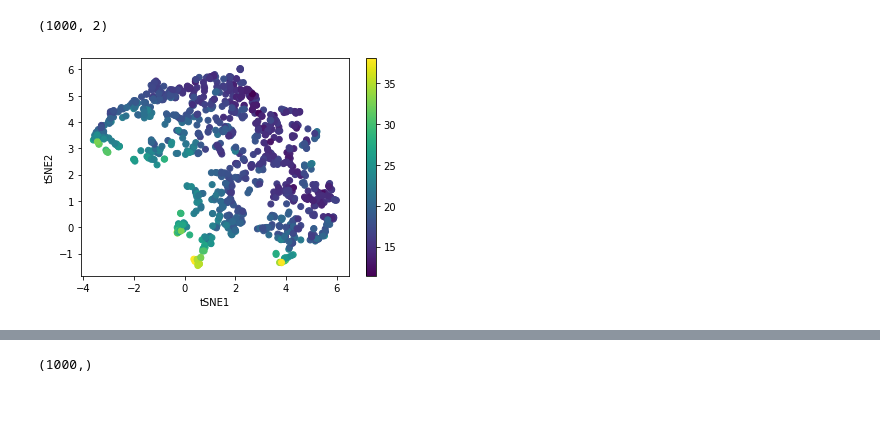
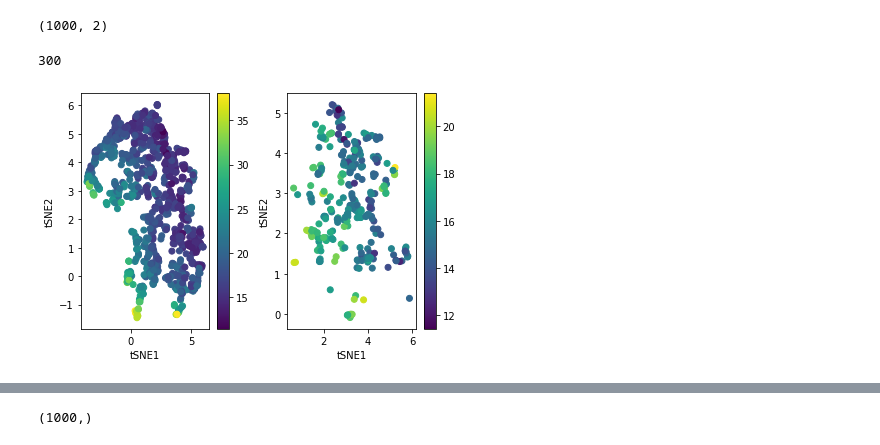
Before and after one commit to chsher/BAYESMF, a Jupyter notebook: dev/viz_bmf.ipynb, the cells around one changed output, grey strips where cells are left out. Drawn from its saved outputs; the diff is of its cells as text; code cells hidden in the pictures; blank space fills up the shorter version.

Commit message:
generating visualizations and calculating stats

```diff
--- a/dev/viz_bmf.ipynb
+++ b/dev/viz_bmf.ipynb
@@ -73,15 +77,29 @@ embedding = reducer.fit_transform(W)
 embedding.shape
 # %% [output]
 (1000, 2)
+# %%
+idxs = np.nonzero(np.array(cl) == 7)[0]
+len(idxs)
+# %% [output]
+300
 # %%
 c = np.sqrt(np.sum(X_pred, axis=1))
 #sqerr = (X.T - X_pred)**2
 #c = np.sqrt(np.sum(sqerr, axis=1) / 100)
 
+plt.subplot(1, 2, 1)
 plt.scatter(x=embedding[:,0], y=embedding[:,1], c=c)
 plt.xlabel('tSNE1')
 plt.ylabel('tSNE2')
 plt.colorbar()
+
+plt.subplot(1, 2, 2)
+plt.scatter(x=embedding[idxs,0], y=embedding[idxs,1], c=c[idxs])
+plt.xlabel('tSNE1')
+plt.ylabel('tSNE2')
+plt.colorbar()
+
+plt.tight_layout()
 plt.show()
 # %% [output]
-[figure, old version]
+[figure, new version]
```
Also changed, not shown: parts of 5 cells of this notebook, 3 other files.
